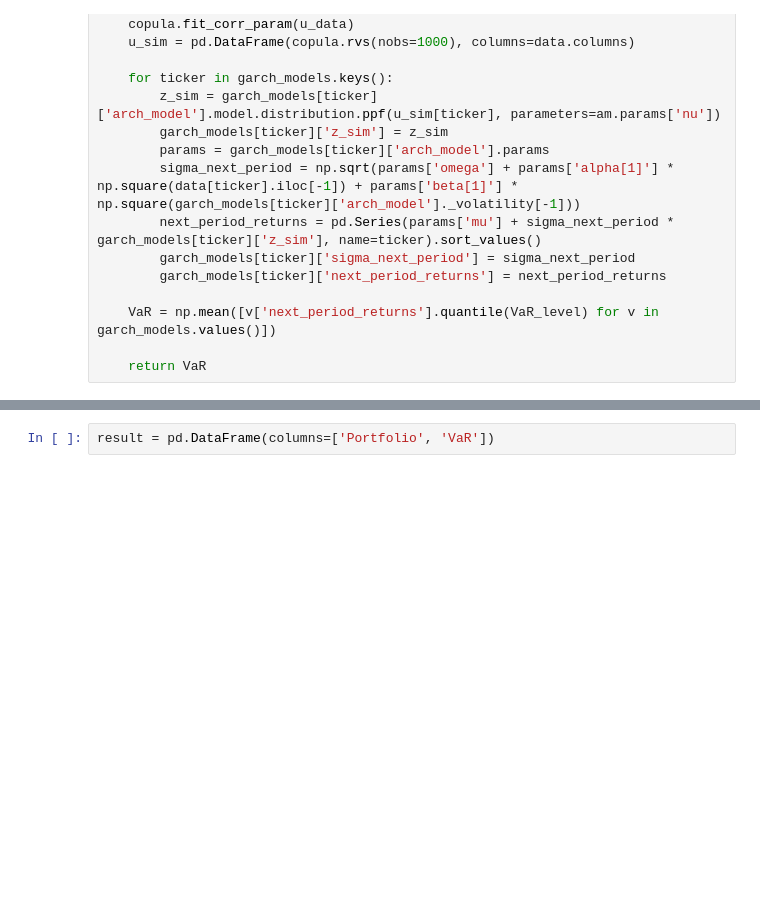
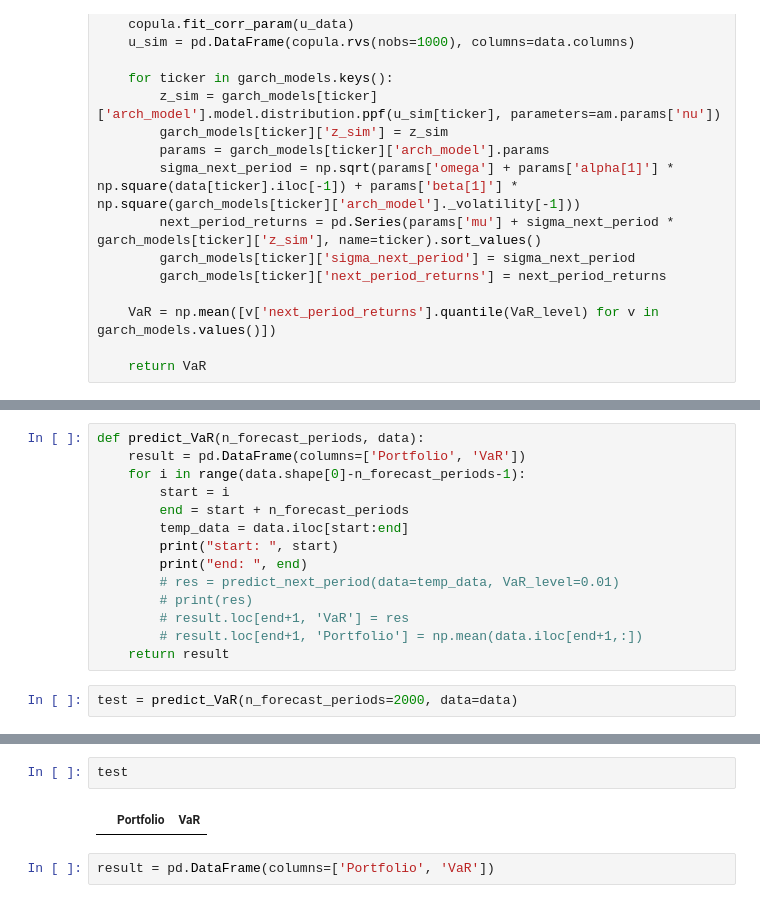
Before and after one commit to memlein/Copula-GARCH-for-Value-at-Risk-Prediction, a Jupyter notebook: VaR.ipynb, the cells around one changed output, grey strips where cells are left out. Saved outputs shown, nothing was run; the diff lists cells and outputs as text; blank space fills up the shorter version.

```diff
--- a/VaR.ipynb
+++ b/VaR.ipynb
@@ -57,0 +173,16 @@ def predict_next_period(data, VaR_level):
+# %%
+def predict_VaR(n_forecast_periods, data):
+    result = pd.DataFrame(columns=['Portfolio', 'VaR'])
+    for i in range(data.shape[0]-n_forecast_periods-1):
+        start = i
+        end = start + n_forecast_periods
+        temp_data = data.iloc[start:end]
+        print("start: ", start)
+        print("end: ", end)
+        # res = predict_next_period(data=temp_data, VaR_level=0.01)
+        # print(res)
+        # result.loc[end+1, 'VaR'] = res
+        # result.loc[end+1, 'Portfolio'] = np.mean(data.iloc[end+1,:])
+    return result
+# %%
+test = predict_VaR(n_forecast_periods=2000, data=data)
@@ -58,3 +207,7 @@ def predict_next_period(data, VaR_level):
+# %%
+test
+# %% [output]
+|  | Portfolio | VaR |
 # %%
 result = pd.DataFrame(columns=['Portfolio', 'VaR'])
 # %%
```
Also changed, not shown: parts of 10 cells of this notebook.
